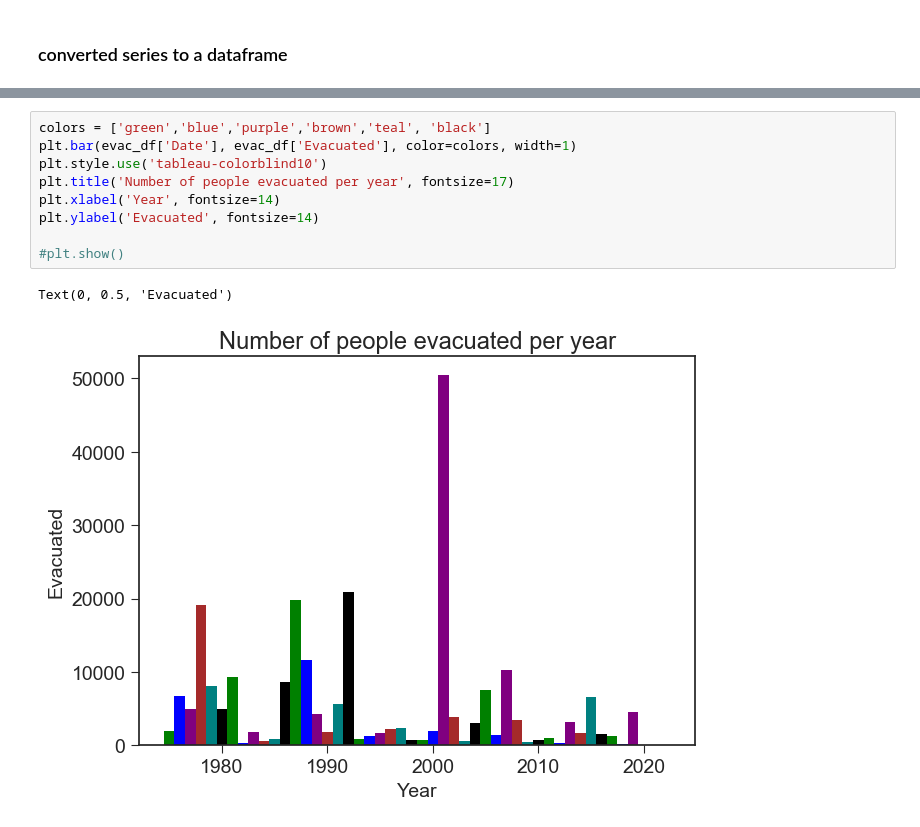
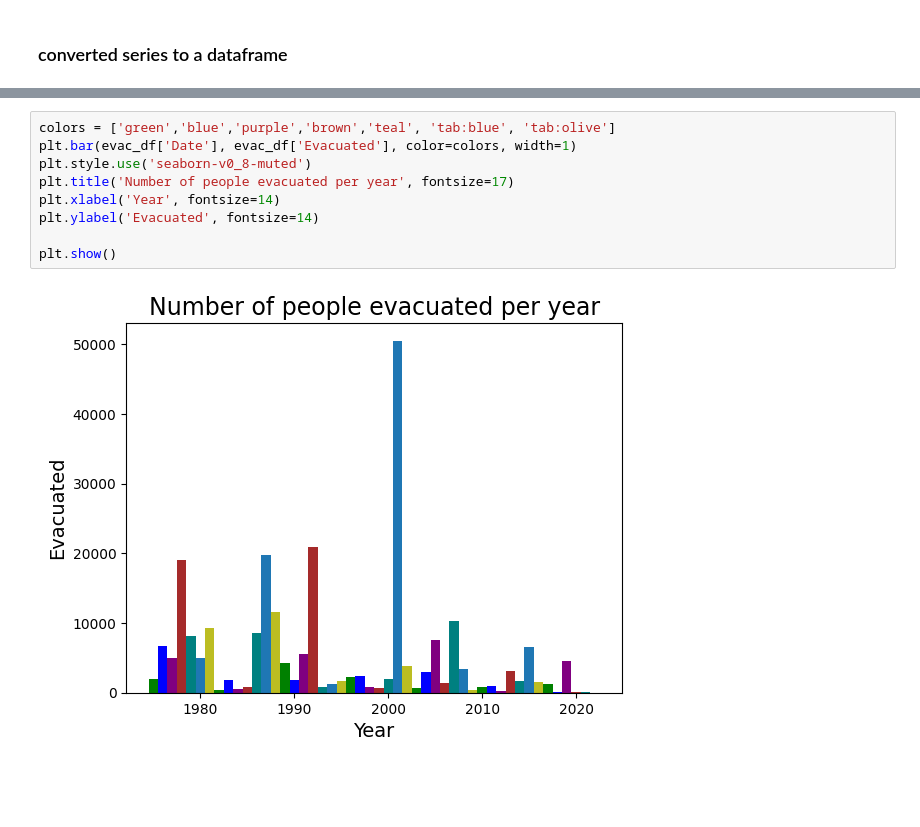
Before and after one commit to Charles-McNay/Rail_Incident_Analysis, a Jupyter notebook: fra_data.ipynb, the cells around one changed output, grey strips where cells are left out. Cells and saved outputs as stored; diff of their text form; blank space fills up the shorter version.

Commit message:
plotting

```diff
--- a/fra_data.ipynb
+++ b/fra_data.ipynb
@@ -341,12 +302,11 @@ plt.style.available
 # %%
-colors = ['green','blue','purple','brown','teal', 'black']
+colors = ['green','blue','purple','brown','teal', 'tab:blue', 'tab:olive']
 plt.bar(evac_df['Date'], evac_df['Evacuated'], color=colors, width=1)
-plt.style.use('tableau-colorblind10')
+plt.style.use('seaborn-v0_8-muted')
 plt.title('Number of people evacuated per year', fontsize=17)
 plt.xlabel('Year', fontsize=14)
 plt.ylabel('Evacuated', fontsize=14)
 
-#plt.show()
+plt.show()
 # %% [output]
-Text(0, 0.5, 'Evacuated')
-[figure, old version]
+[figure, new version]
```
Also changed, not shown: parts of 6 cells of this notebook.
